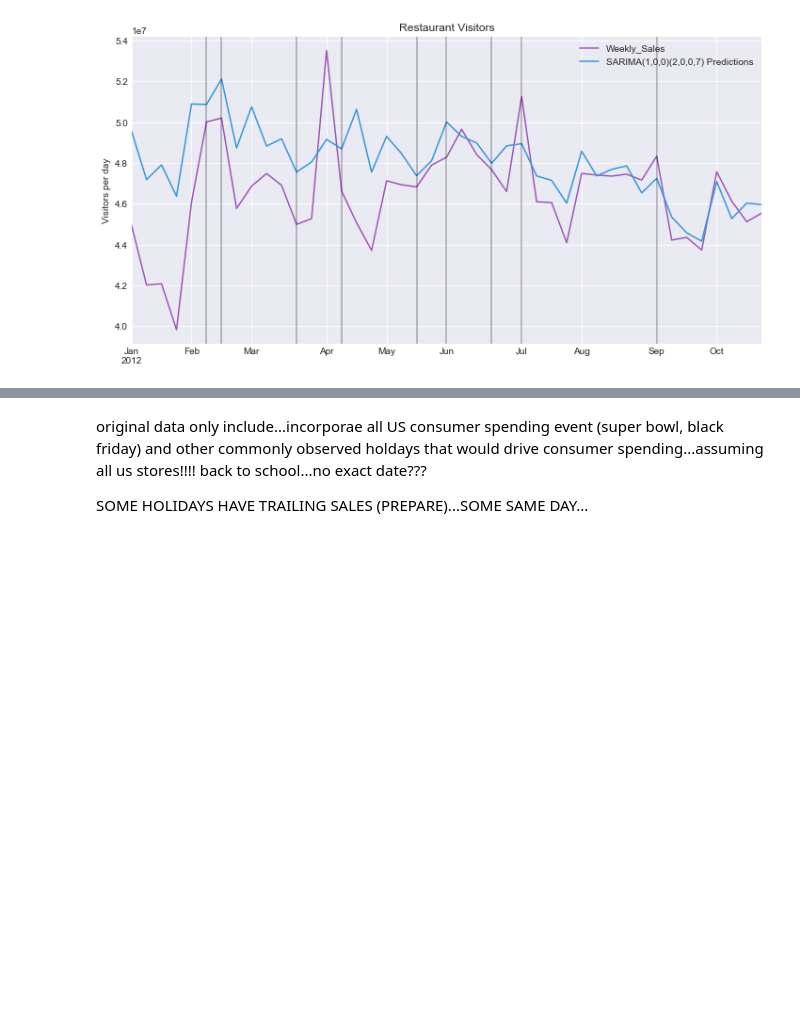
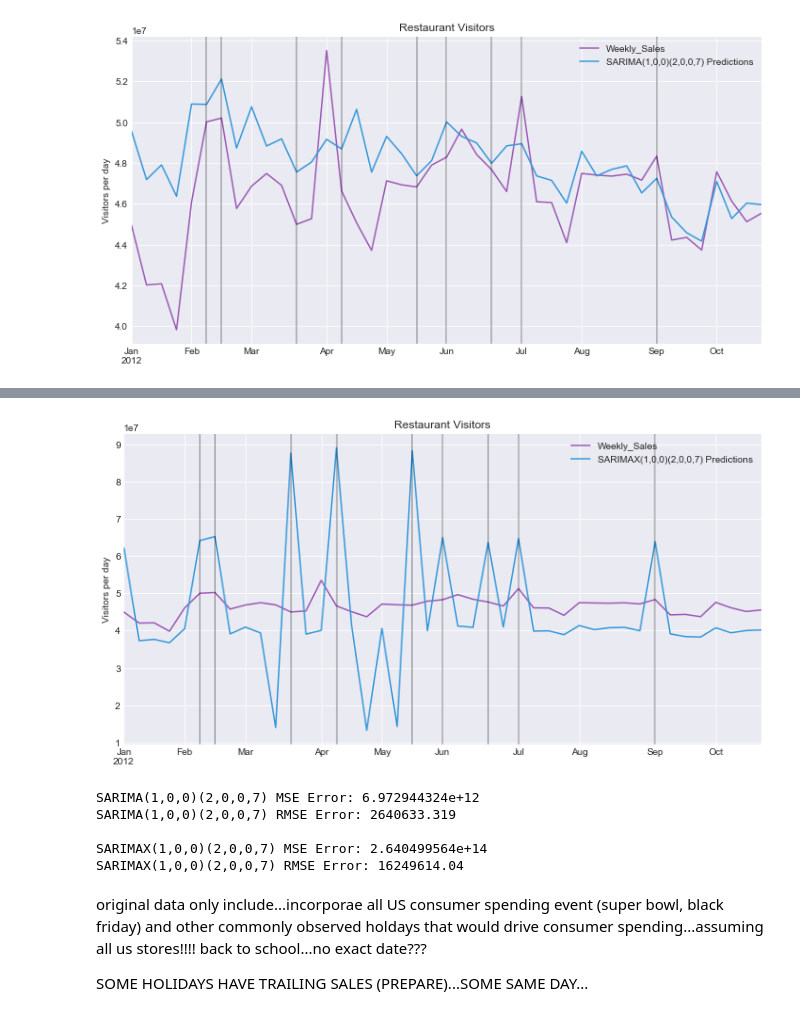
Before and after one commit to octaviaisom/Walmart-Sales-Forecast, a Jupyter notebook: main.ipynb, the cells around one changed output, grey strips where cells are left out. Drawn from its saved outputs; the diff is of its cells as text; code cells hidden in the pictures; blank space fills up the shorter version.

Commit message:
sarimax model in progress

```diff
--- a/main.ipynb
+++ b/main.ipynb
@@ -630,0 +640,4 @@ Timestamp('2012-02-24 00:00:00', freq='W-FRI')
+# %%
+model = SARIMAX(train['Weekly_Sales'],exog=train['IsHoliday'],order=(2,0,2),seasonal_order=(1,0,0,52),enforce_invertibility=False)
+results = model.fit()
+results.summary()
@@ -631,3 +668,42 @@ Timestamp('2012-02-24 00:00:00', freq='W-FRI')
+# %%
+# Obtain predicted values
+start=len(train)
+end=len(train)+len(test)-1
+exog_forecast = test[['IsHoliday']]  # requires two brackets to yield a shape of (35,1)
+predictions = results.predict(start=start, end=end, exog=exog_forecast).rename('SARIMAX(1,0,0)(2,0,0,7) Predictions')
+# %%
+# Plot predictions against known values
+title='Restaurant Visitors'
+ylabel='Visitors per day'
+xlabel=''
+
+ax = test['Weekly_Sales'].plot(legend=True,figsize=(12,6),title=title)
+predictions.plot(legend=True)
+ax.autoscale(axis='x',tight=True)
+ax.set(xlabel=xlabel, ylabel=ylabel)
+for index, row in holidays[(byDate.index[train_len] <= holidays.Date) & (holidays.Date <= byDate.index[length-1])].iterrows():
+    holiday = row['Date']
+    ax.axvline(x=holiday, c='k', alpha = 0.3)
+# %% [output]
+[figure, added]
+# %%
+# Print values from SARIMA above
+print(f'SARIMA(1,0,0)(2,0,0,7) MSE Error: {error1:11.10}')
+print(f'SARIMA(1,0,0)(2,0,0,7) RMSE Error: {error2:11.10}')
+print()
+
+error1x = mse(test['Weekly_Sales'], predictions)
+error2x = rmse(test['Weekly_Sales'], predictions)
+
+# Print new SARIMAX values
+print(f'SARIMAX(1,0,0)(2,0,0,7) MSE Error: {error1x:11.10}')
+print(f'SARIMAX(1,0,0)(2,0,0,7) RMSE Error: {error2x:11.10}')
+# %% [output]
+SARIMA(1,0,0)(2,0,0,7) MSE Error: 6.972944324e+12
+SARIMA(1,0,0)(2,0,0,7) RMSE Error: 2640633.319
+
+SARIMAX(1,0,0)(2,0,0,7) MSE Error: 2.640499564e+14
+SARIMAX(1,0,0)(2,0,0,7) RMSE Error: 16249614.04
 # %% [markdown]
 original data only include...incorporae all US consumer spending event (super bowl, black friday) and other commonly observed holdays that would drive consumer spending...assuming all us stores!!!!
 back to school...no exact date???
```
Also changed, not shown: parts of 8 cells of this notebook.
